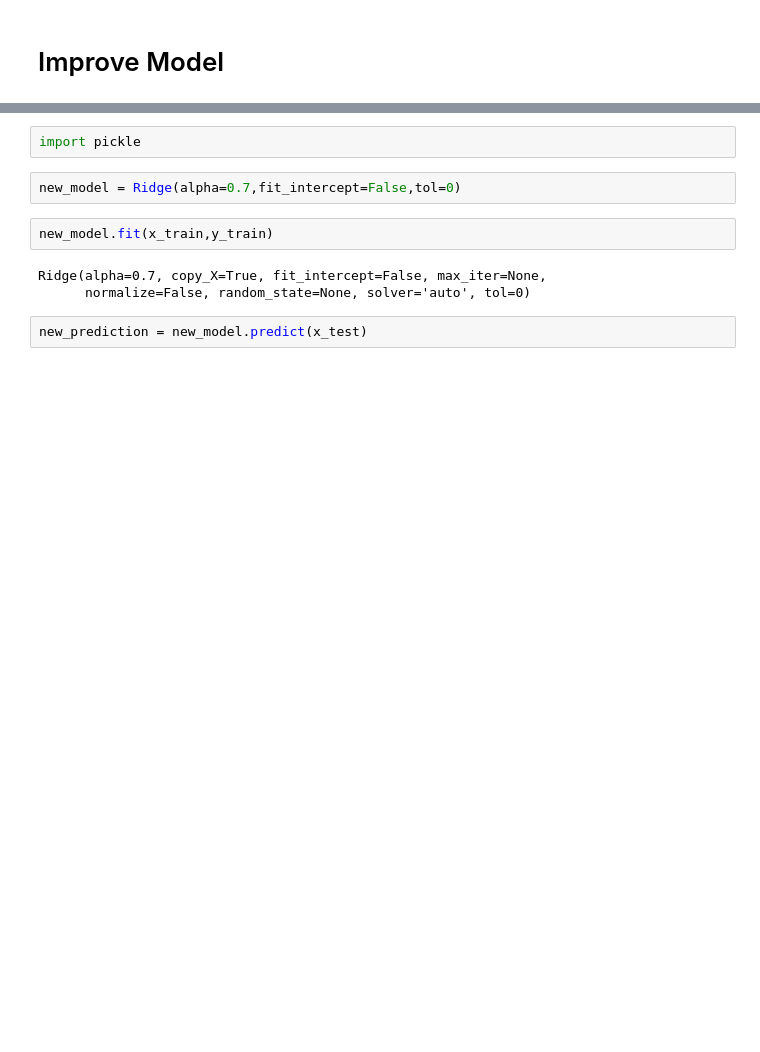
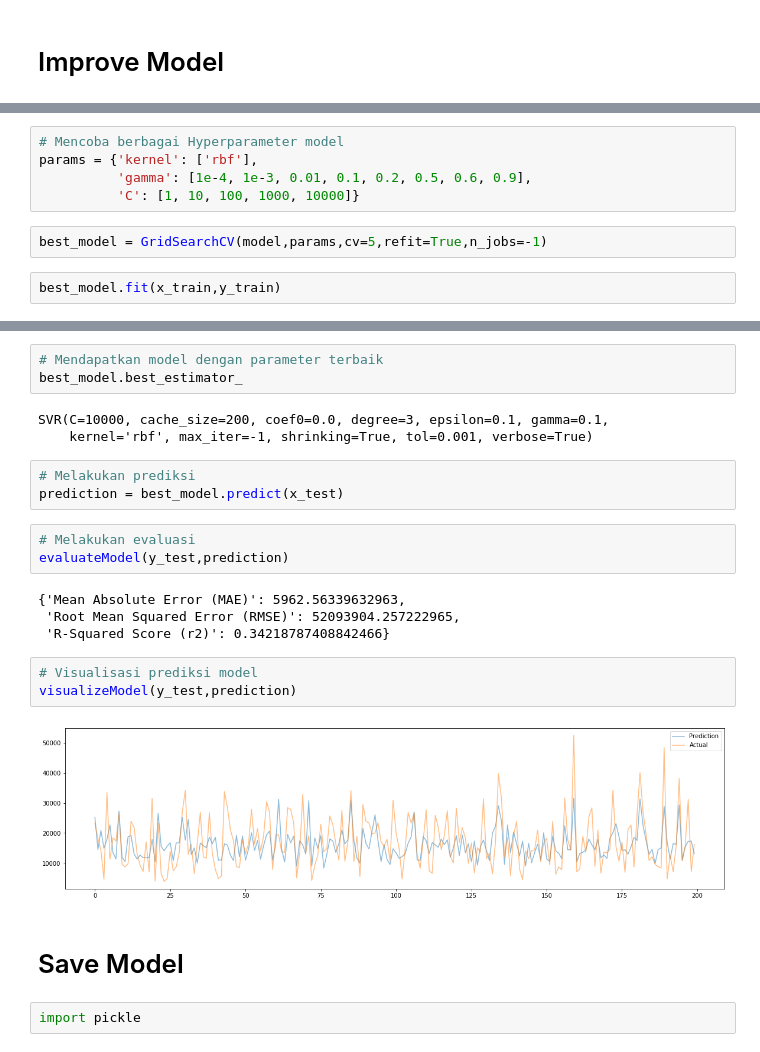
Before and after one commit to PhilipPurwoko/HeartDisease-Classification, a Jupyter notebook: car-sales-regression/CarSalesRegresion.ipynb, the cells around one changed output, grey strips where cells are left out. Saved outputs shown, nothing was run; the diff lists cells and outputs as text; blank space fills up the shorter version.

```diff
--- a/car-sales-regression/CarSalesRegresion.ipynb
+++ b/car-sales-regression/CarSalesRegresion.ipynb
@@ -177,0 +150,9 @@ tuned_model
+# %%
+# Mencoba berbagai Hyperparameter model
+params = {'kernel': ['rbf'],
+          'gamma': [1e-4, 1e-3, 0.01, 0.1, 0.2, 0.5, 0.6, 0.9],
+          'C': [1, 10, 100, 1000, 10000]}
+# %%
+best_model = GridSearchCV(model,params,cv=5,refit=True,n_jobs=-1)
+# %%
+best_model.fit(x_train,y_train)
@@ -178,11 +173,25 @@ tuned_model
+# %%
+# Mendapatkan model dengan parameter terbaik
+best_model.best_estimator_
+# %% [output]
+SVR(C=10000, cache_size=200, coef0=0.0, degree=3, epsilon=0.1, gamma=0.1,
+    kernel='rbf', max_iter=-1, shrinking=True, tol=0.001, verbose=True)
+# %%
+# Melakukan prediksi
+prediction = best_model.predict(x_test)
+# %%
+# Melakukan evaluasi
+evaluateModel(y_test,prediction)
+# %% [output]
+{'Mean Absolute Error (MAE)': 5962.56339632963,
+ 'Root Mean Squared Error (RMSE)': 52093904.257222965,
+ 'R-Squared Score (r2)': 0.34218787408842466}
+# %%
+# Visualisasi prediksi model
+visualizeModel(y_test,prediction)
+# %% [output]
+[figure, added]
+# %% [markdown]
+# Save Model
 # %%
 import pickle
-# %%
-new_model = Ridge(alpha=0.7,fit_intercept=False,tol=0)
-# %%
-new_model.fit(x_train,y_train)
-# %% [output]
-Ridge(alpha=0.7, copy_X=True, fit_intercept=False, max_iter=None,
-      normalize=False, random_state=None, solver='auto', tol=0)
-# %%
-new_prediction = new_model.predict(x_test)
```
Also changed, not shown: parts of 38 cells of this notebook, 2 other files.
